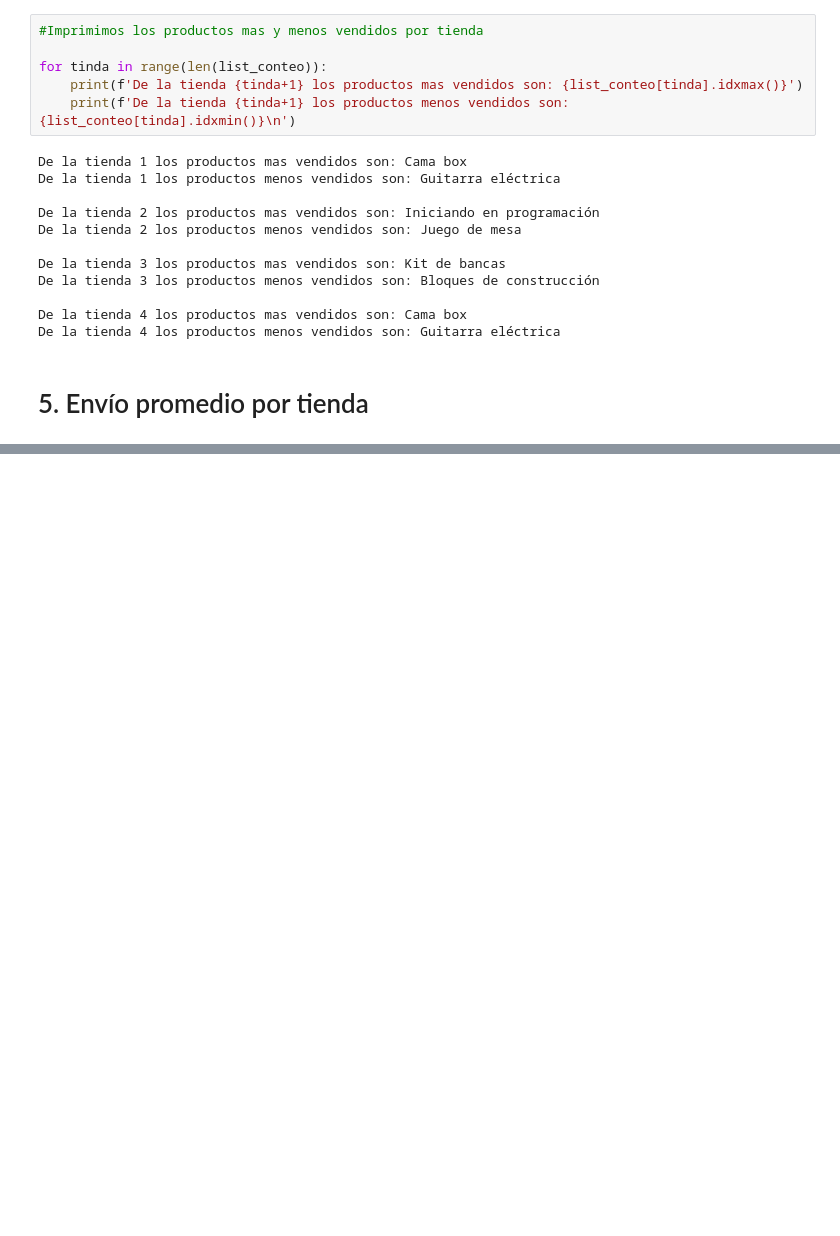
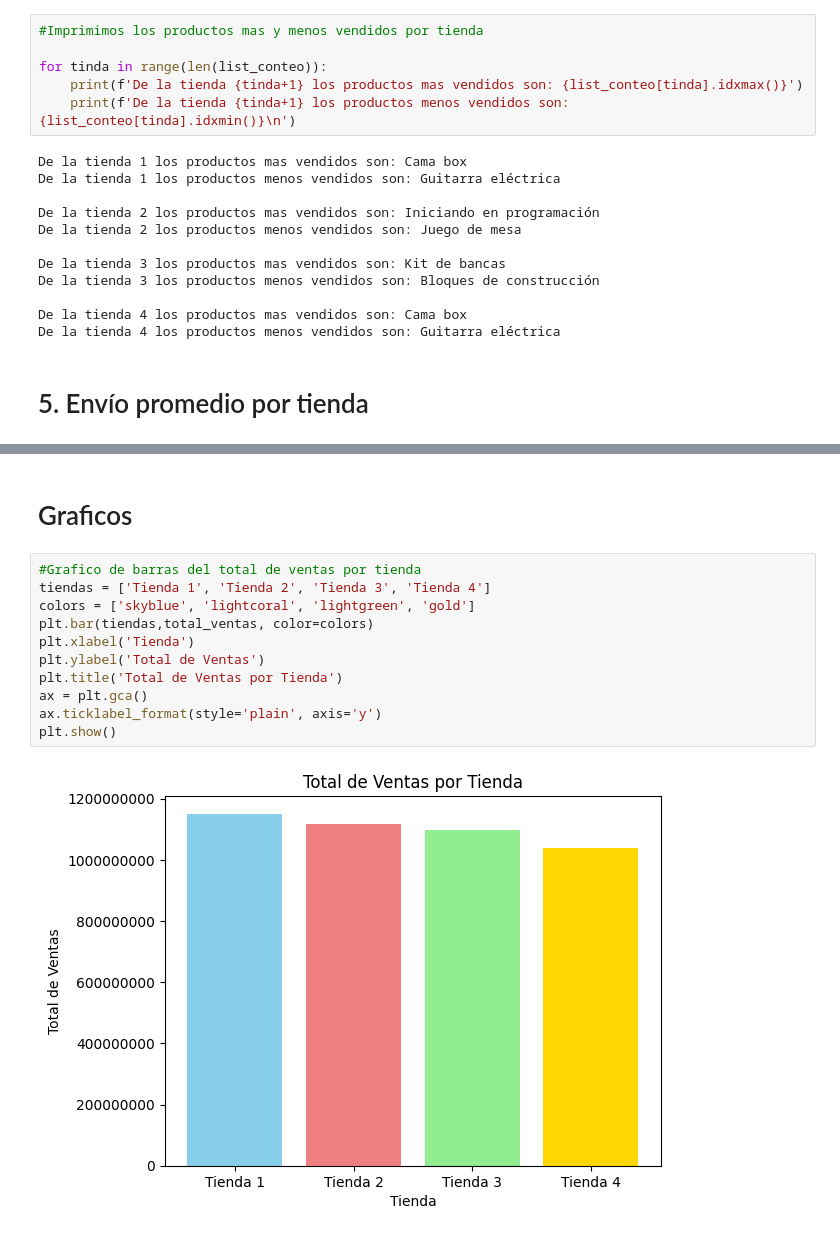
Before and after one commit to ChrisBxe/Challenge-Alura-Store, a Jupyter notebook: AluraStoreLatam.ipynb, the cells around one changed output, grey strips where cells are left out. Saved outputs shown, nothing was run; the diff lists cells and outputs as text; blank space fills up the shorter version.

```diff
--- a/AluraStoreLatam.ipynb
+++ b/AluraStoreLatam.ipynb
@@ -129,0 +151,15 @@ De la tienda 4 los productos menos vendidos son: Guitarra eléctrica
+# %% [markdown]
+# Graficos
+# %%
+#Grafico de barras del total de ventas por tienda
+tiendas = ['Tienda 1', 'Tienda 2', 'Tienda 3', 'Tienda 4']
+colors = ['skyblue', 'lightcoral', 'lightgreen', 'gold']
+plt.bar(tiendas,total_ventas, color=colors)
+plt.xlabel('Tienda')
+plt.ylabel('Total de Ventas')
+plt.title('Total de Ventas por Tienda')
+ax = plt.gca()
+ax.ticklabel_format(style='plain', axis='y')
+plt.show()
+# %% [output]
+[figure, added]
```
Also changed, not shown: parts of 5 cells of this notebook.
